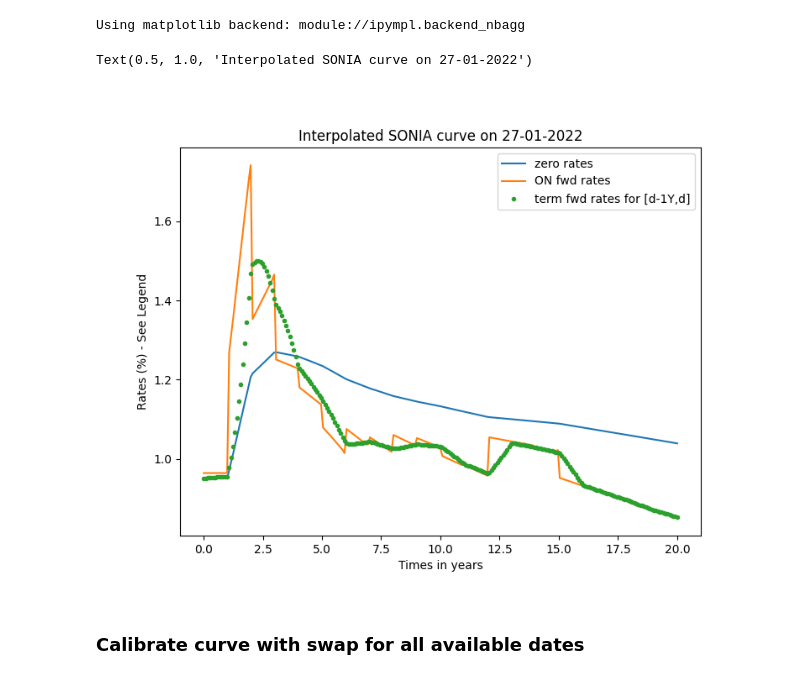
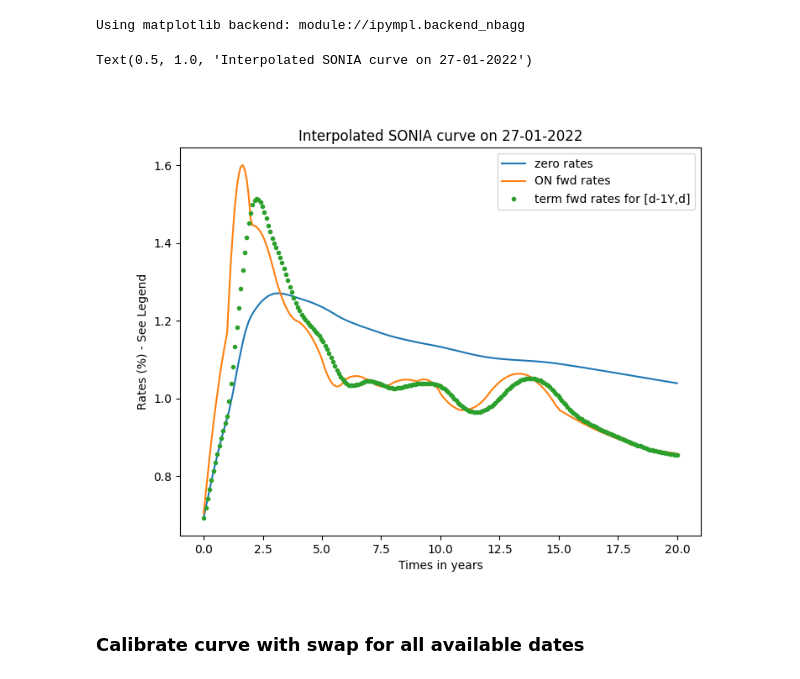
Before and after one commit to QizheCui/PCA_Butterfly_Trading_Strategy, a Jupyter notebook: LiborVersion/Curve_Building_Libor.ipynb, the cells around one changed output. Cells and saved outputs as stored; diff of their text form; code cells hidden in the pictures.

Commit message:
pchip log discount version

```diff
--- a/LiborVersion/Curve_Building_Libor.ipynb
+++ b/LiborVersion/Curve_Building_Libor.ipynb
@@ -162,12 +162,12 @@ for tenor in df.columns:
                       float_freq_type=floatFreqType, float_day_count_type=floatDCCType, calendar_type=cal)
       swaps.append(swap)
 # %%
-curve = IborSingleCurve(valuation_date, ibor_deposits = [], ibor_fras = [] , ibor_swaps = swaps, interp_type = InterpTypes.LINEAR_ZERO_RATES)
+curve = IborSingleCurve(valuation_date, ibor_deposits = [], ibor_fras = [] , ibor_swaps = swaps, interp_type = InterpTypes.PCHIP_LOG_DISCOUNT) # interpolate using PCHIP log discount
 plotCurve(curve, valuation_date, 20, instr_mat_dates_or_tenor='1Y')
 plt.title(f'Interpolated SONIA curve on {df.index[0].strftime("%d-%m-%Y")}')
 # %% [output]
 Text(0.5, 1.0, 'Interpolated SONIA curve on 27-01-2022')
-[figure, old version]
+[figure, new version]
 # %% [markdown]
 ### Calibrate curve with swap for all available dates
 # %%
```
Also changed, not shown: parts of 1 cell of this notebook, 4 other files.
